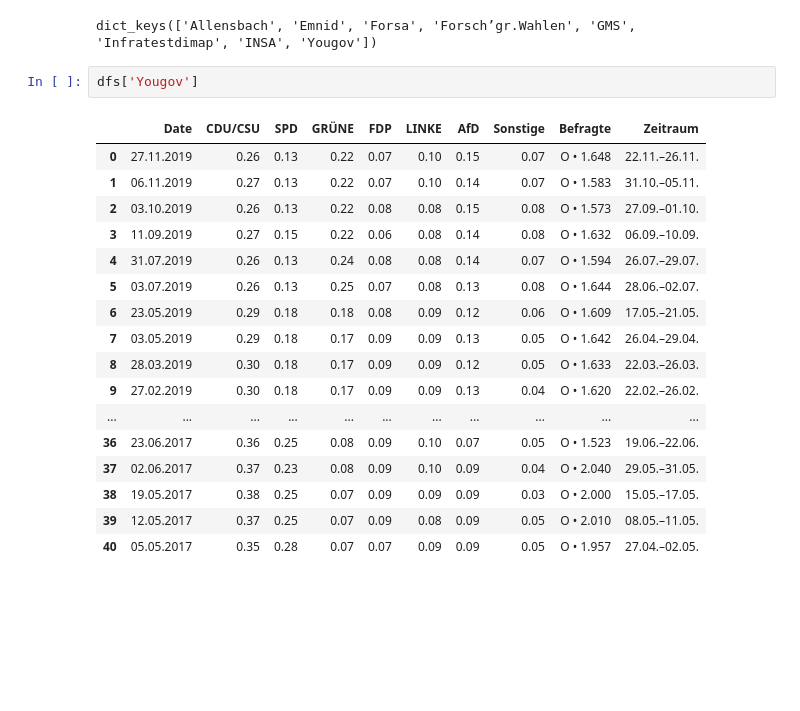
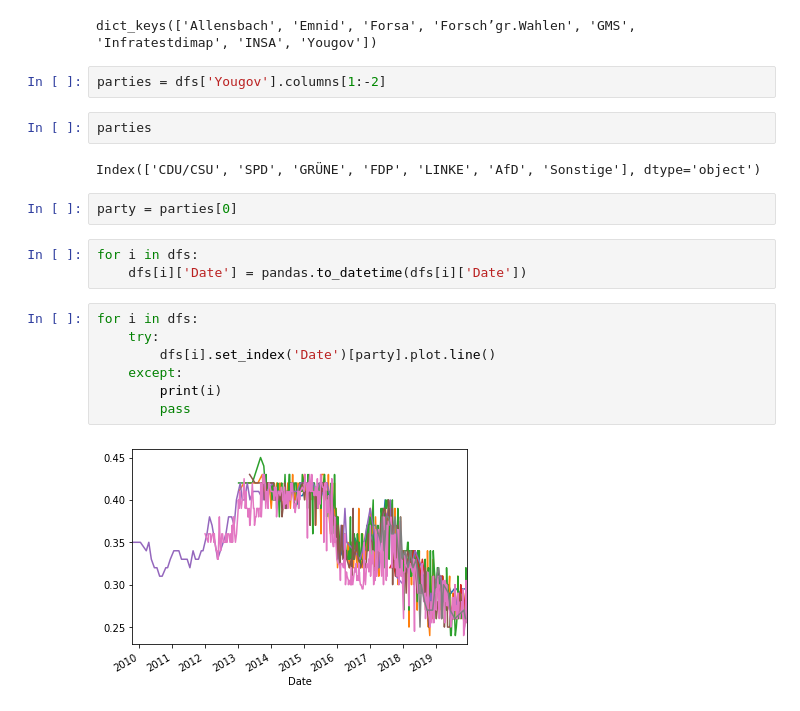
Before and after one commit to dhesse/wahlen, a Jupyter notebook: analysis/analysis_metaflow.ipynb, the cells around one changed output. Saved outputs shown, nothing was run; the diff lists cells and outputs as text; blank space fills up the shorter version.

```diff
--- a/analysis/analysis_metaflow.ipynb
+++ b/analysis/analysis_metaflow.ipynb
@@ -33,23 +20,23 @@ dfs = {key: pandas.DataFrame(sites[key]) for key in sites}
 dfs.keys()
 # %% [output]
 dict_keys(['Allensbach', 'Emnid', 'Forsa', 'Forsch’gr.Wahlen', 'GMS', 'Infratestdimap', 'INSA', 'Yougov'])
-# %%
-dfs['Yougov']
-# %% [output]
-|  | Date | CDU/CSU | SPD | GRÜNE | FDP | LINKE | AfD | Sonstige | Befragte | Zeitraum |
-| 0 | 27.11.2019 | 0.26 | 0.13 | 0.22 | 0.07 | 0.10 | 0.15 | 0.07 | O • 1.648 | 22.11.–26.11. |
-| 1 | 06.11.2019 | 0.27 | 0.13 | 0.22 | 0.07 | 0.10 | 0.14 | 0.07 | O • 1.583 | 31.10.–05.11. |
-| 2 | 03.10.2019 | 0.26 | 0.13 | 0.22 | 0.08 | 0.08 | 0.15 | 0.08 | O • 1.573 | 27.09.–01.10. |
-| 3 | 11.09.2019 | 0.27 | 0.15 | 0.22 | 0.06 | 0.08 | 0.14 | 0.08 | O • 1.632 | 06.09.–10.09. |
-| 4 | 31.07.2019 | 0.26 | 0.13 | 0.24 | 0.08 | 0.08 | 0.14 | 0.07 | O • 1.594 | 26.07.–29.07. |
-| 5 | 03.07.2019 | 0.26 | 0.13 | 0.25 | 0.07 | 0.08 | 0.13 | 0.08 | O • 1.644 | 28.06.–02.07. |
-| 6 | 23.05.2019 | 0.29 | 0.18 | 0.18 | 0.08 | 0.09 | 0.12 | 0.06 | O • 1.609 | 17.05.–21.05. |
-| 7 | 03.05.2019 | 0.29 | 0.18 | 0.17 | 0.09 | 0.09 | 0.13 | 0.05 | O • 1.642 | 26.04.–29.04. |
-| 8 | 28.03.2019 | 0.30 | 0.18 | 0.17 | 0.09 | 0.09 | 0.12 | 0.05 | O • 1.633 | 22.03.–26.03. |
-| 9 | 27.02.2019 | 0.30 | 0.18 | 0.17 | 0.09 | 0.09 | 0.13 | 0.04 | O • 1.620 | 22.02.–26.02. |
-| ... | ... | ... | ... | ... | ... | ... | ... | ... | ... | ... |
-| 36 | 23.06.2017 | 0.36 | 0.25 | 0.08 | 0.09 | 0.10 | 0.07 | 0.05 | O • 1.523 | 19.06.–22.06. |
-| 37 | 02.06.2017 | 0.37 | 0.23 | 0.08 | 0.09 | 0.10 | 0.09 | 0.04 | O • 2.040 | 29.05.–31.05. |
-| 38 | 19.05.2017 | 0.38 | 0.25 | 0.07 | 0.09 | 0.09 | 0.09 | 0.03 | O • 2.000 | 15.05.–17.05. |
-| 39 | 12.05.2017 | 0.37 | 0.25 | 0.07 | 0.09 | 0.08 | 0.09 | 0.05 | O • 2.010 | 08.05.–11.05. |
-| 40 | 05.05.2017 | 0.35 | 0.28 | 0.07 | 0.07 | 0.09 | 0.09 | 0.05 | O • 1.957 | 27.04.–02.05. |
+# %%
+parties = dfs['Yougov'].columns[1:-2]
+# %%
+parties
+# %% [output]
+Index(['CDU/CSU', 'SPD', 'GRÜNE', 'FDP', 'LINKE', 'AfD', 'Sonstige'], dtype='object')
+# %%
+party = parties[0]
+# %%
+for i in dfs:
+    dfs[i]['Date'] = pandas.to_datetime(dfs[i]['Date'])
+# %%
+for i in dfs:
+    try:
+        dfs[i].set_index('Date')[party].plot.line()
+    except:
+        print(i)
+        pass
+# %% [output]
+[figure, added]
```
Also changed, not shown: parts of 3 cells of this notebook, 1 other file.
